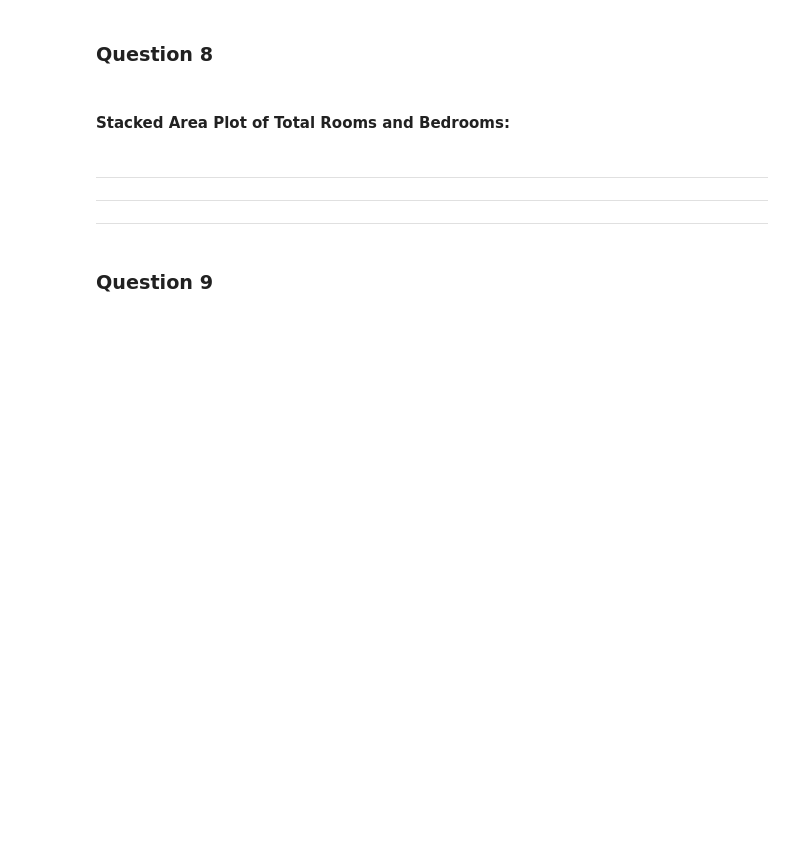
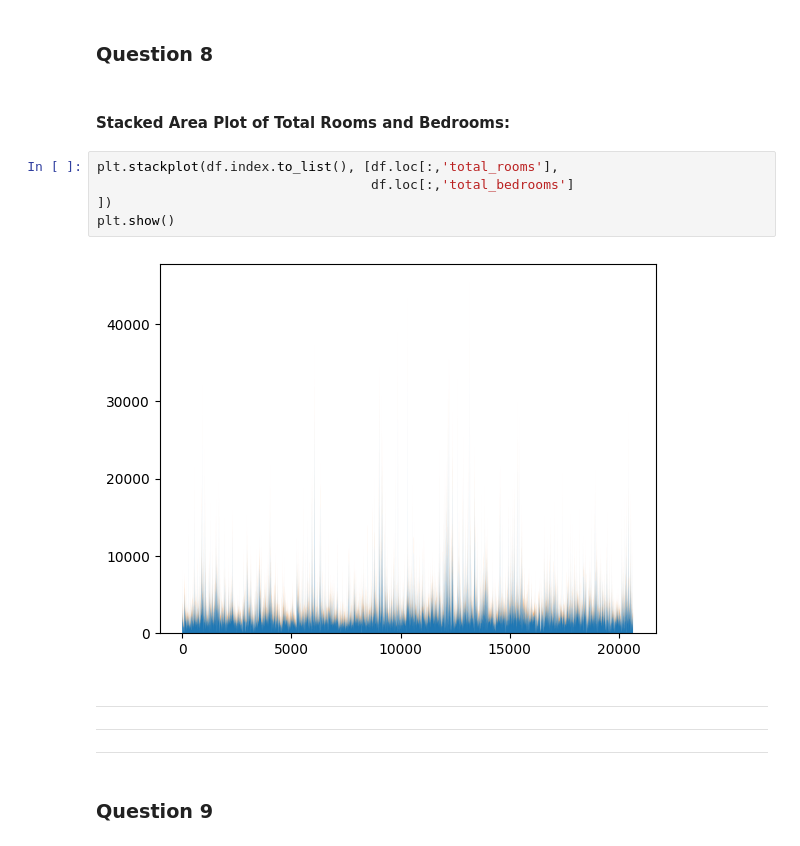
Before and after one commit to radtothebone/data-science-3401, a Jupyter notebook: Homework/Christian_Herrera_HW11.ipynb, the cells around one changed output. Drawn from its saved outputs; the diff is of its cells as text; blank space fills up the shorter version.

```diff
--- a/Homework/Christian_Herrera_HW11.ipynb
+++ b/Homework/Christian_Herrera_HW11.ipynb
@@ -194,6 +194,13 @@ sns.kdeplot(data=df, x='housing_median_age')
 ### **Question 8**
 # %% [markdown]
 #### Stacked Area Plot of Total Rooms and Bedrooms:
+# %%
+plt.stackplot(df.index.to_list(), [df.loc[:,'total_rooms'],
+                                   df.loc[:,'total_bedrooms']
+])
+plt.show()
+# %% [output]
+[figure, added]
 # %% [markdown]
 
 
```
Also changed, not shown: parts of 2 cells of this notebook, 1 other file.
